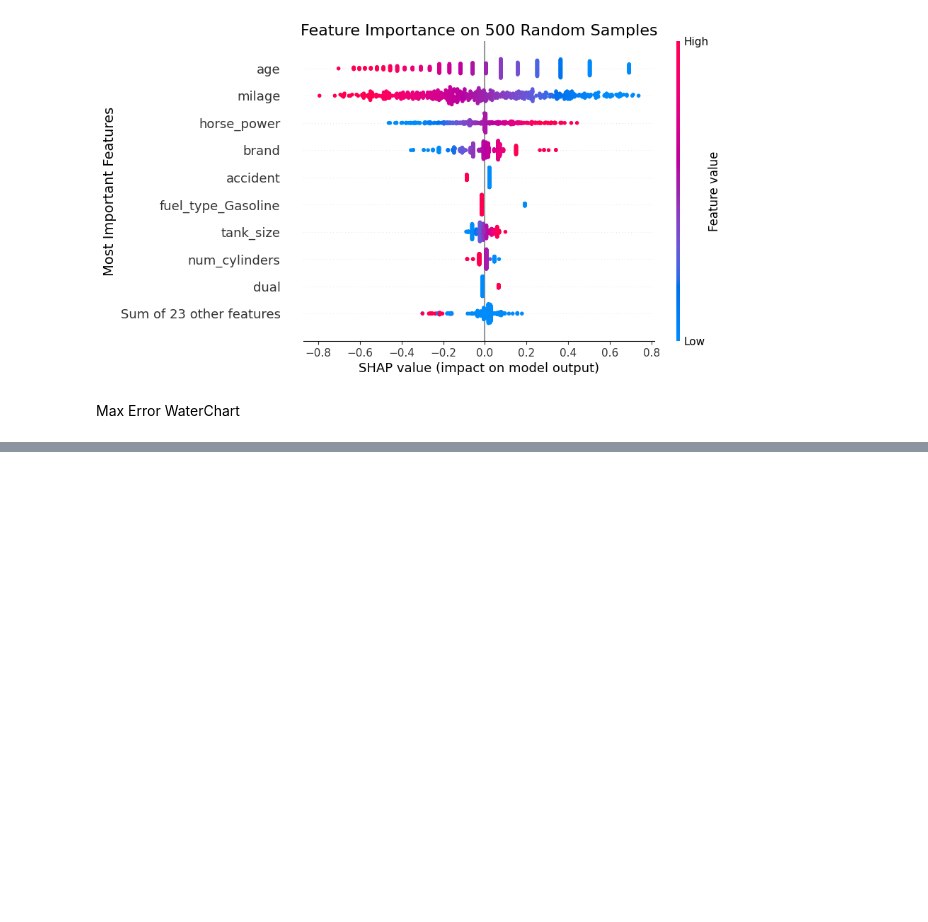
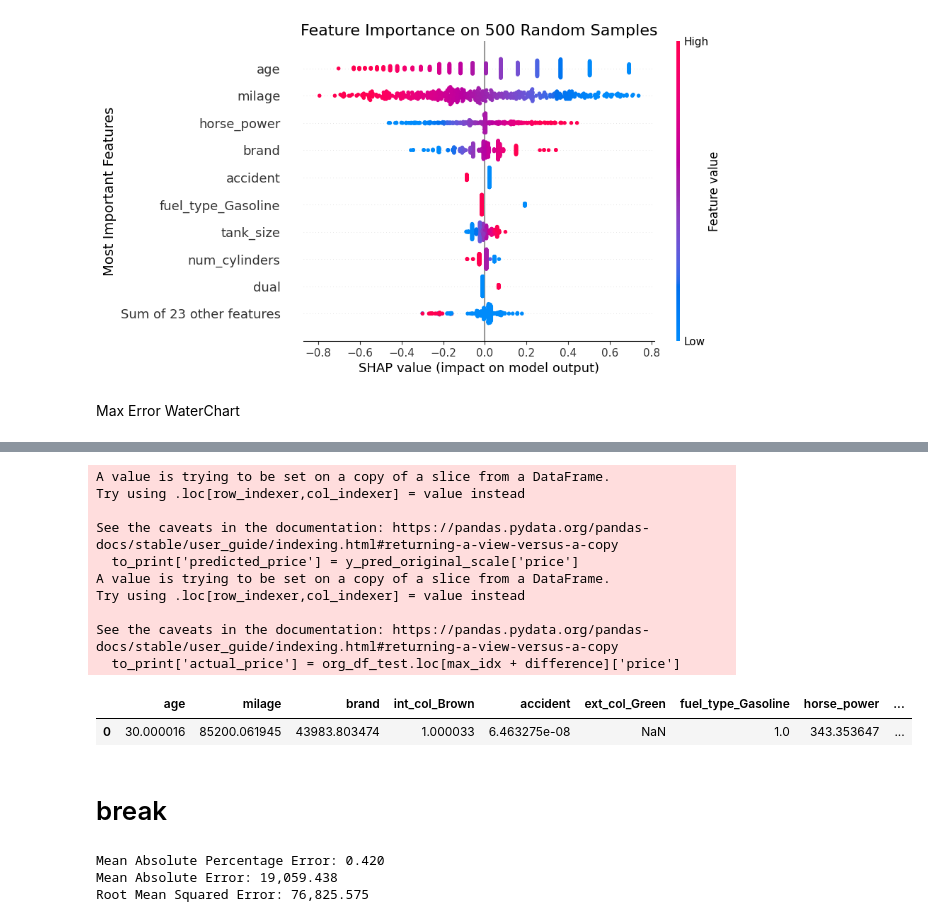
Before and after one commit to YaelDahariBIU/Tabular-Data, a Jupyter notebook: Part_2/part_2.ipynb, the cells around one changed output, grey strips where cells are left out. Saved outputs shown, nothing was run; the diff lists cells and outputs as text; code cells hidden in the pictures; blank space fills up the shorter version.

```diff
--- a/Part_2/part_2.ipynb
+++ b/Part_2/part_2.ipynb
@@ -1117,0 +1144,13 @@ KeyError: 33404
+# %%
+max_idx_df = X_test_reset.loc[max_idx].to_frame().T
+max_idx_df['price'] = y_pred_reset.loc[max_idx]
+max_idx_df += 1e-6  # Add a small constant to avoid zero values
+# Move the 'price' column to be the 13th column
+price_col = max_idx_df.pop('price')
+max_idx_df.insert(12, 'price', price_col)
+
+
+# Transform the prediction back to the original scale
+y_pred_original_scale = scaler.inverse_transform(max_idx_df)
+y_pred_original_scale = pd.DataFrame(y_pred_original_scale, columns=df_train.columns)
+# y_pred_original_scale[0][12]
@@ -1117,0 +1200,21 @@ KeyError: 33404
+# %%
+columns = ['age', 'milage', 'brand','int_col_Brown','accident', 'ext_col_Green', 'fuel_type_Gasoline','horse_power', 'tank_size']
+to_print = y_pred_original_scale[columns]
+to_print['predicted_price'] = y_pred_original_scale['price']
+to_print['actual_price'] = org_df_test.loc[max_idx + difference]['price']
+
+
+to_print
+# %% [output]
+A value is trying to be set on a copy of a slice from a DataFrame.
+Try using .loc[row_indexer,col_indexer] = value instead
+
+See the caveats in the documentation: https://pandas.pydata.org/pandas-docs/stable/user_guide/indexing.html#returning-a-view-versus-a-copy
+  to_print['predicted_price'] = y_pred_original_scale['price']
+A value is trying to be set on a copy of a slice from a DataFrame.
+Try using .loc[row_indexer,col_indexer] = value instead
+
+See the caveats in the documentation: https://pandas.pydata.org/pandas-docs/stable/user_guide/indexing.html#returning-a-view-versus-a-copy
+  to_print['actual_price'] = org_df_test.loc[max_idx + difference]['price']
+|  | age | milage | brand | int_col_Brown | accident | ext_col_Green | fuel_type_Gasoline | horse_power | ... |
+| 0 | 30.000016 | 85200.061945 | 43983.803474 | 1.000033 | 6.463275e-08 | NaN | 1.0 | 343.353647 | ... |
@@ -1117,0 +1225,2 @@ KeyError: 33404
+# %% [markdown]
+# break
@@ -1117,0 +1237,8 @@ KeyError: 33404
+# %%
+print(f"Mean Absolute Percentage Error: {mean_absolute_percentage_error(y_test_scaled, y_pred_scaled):,.3f}")
+print(f"Mean Absolute Error: {mean_absolute_error(y_test_scaled, y_pred_scaled):,.3f}")
+print(f"Root Mean Squared Error: {np.sqrt(mean_squared_error(y_test_scaled, y_pred_scaled)):,.3f}")
+# %% [output]
+Mean Absolute Percentage Error: 0.420
+Mean Absolute Error: 19,059.438
+Root Mean Squared Error: 76,825.575
```
Also changed, not shown: parts of 14 cells of this notebook.
